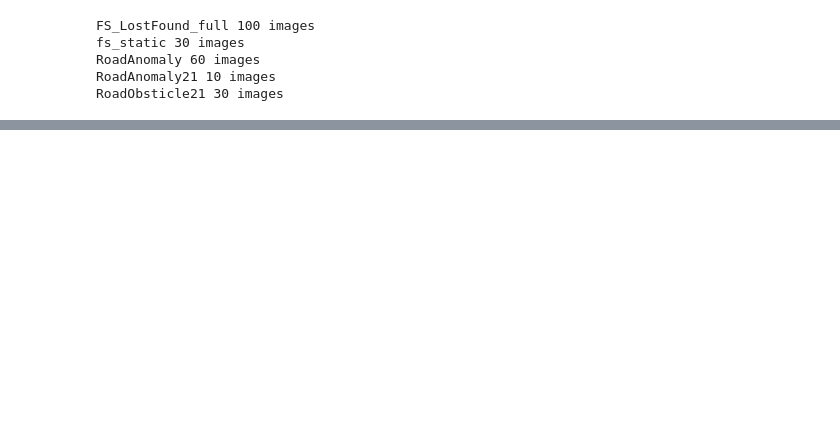
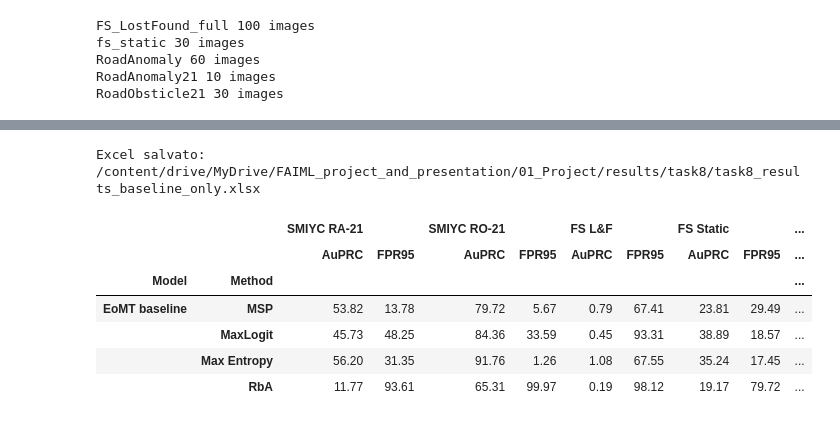
Before and after one commit to ChiaraApolito/MaskArchitectureAnomaly_CourseProject, a Jupyter notebook: notebook/Task8_EoMT_Anomaly.ipynb, the cells around one changed output, grey strips where cells are left out. Saved outputs shown, nothing was run; the diff lists cells and outputs as text; code cells hidden in the pictures; blank space fills up the shorter version.

```diff
--- a/notebook/Task8_EoMT_Anomaly.ipynb
+++ b/notebook/Task8_EoMT_Anomaly.ipynb
@@ -717,0 +601,74 @@ else:
+# %%
+import os
+
+DATASET_COLS = {
+    "RoadAnomaly21": "SMIYC RA-21",
+    "RoadObsticle21": "SMIYC RO-21",
+    "FS_LostFound_full": "FS L&F",
+    "fs_static": "FS Static",
+    "RoadAnomaly": "Road Anomaly",
+}
+MODEL_LABELS = {
+    "eomt_coco": "EoMT COCO",
+    "eomt_cityscapes": "EoMT Cityscapes",
+    "eomt_finetuned": "EoMT finetuned",
+    "eomt_baseline": "EoMT baseline"
+}
+METHOD_LABELS = {"msp": "MSP", "maxlogit": "MaxLogit", "entropy": "Max Entropy", "rba": "RbA"}
+
+if RESULTS_CSV.exists():
+    df = pd.read_csv(RESULTS_CSV)
+
+    search_keys = sorted(DATASET_COLS.keys(), key=len, reverse=True)
+
+    def infer_dataset_name(input_path):
+        p = str(input_path)
+        for name in search_keys:
+            if name in p:
+                return name
+        return "unknown"
+
+    df["dataset"] = df["input"].apply(infer_dataset_name)
+    df = df[df["temperature"] == 1.0]
+
+    col_tuples = [(lbl, metric) for lbl in DATASET_COLS.values() for metric in ("AuPRC", "FPR95")]
+    data = {ct: [] for ct in col_tuples}
+    index_tuples = []
+
+    ckpt_list = list(checkpoints.keys()) if ('checkpoints' in locals() or 'checkpoints' in globals()) else list(MODEL_LABELS.keys())
+
+    for ckpt in ckpt_list:
+        for m in METHOD_LABELS:
+            sub = df[(df["checkpoint_name"] == ckpt) & (df["method"] == m)]
+            if sub.empty:
+                continue
+            index_tuples.append((MODEL_LABELS.get(ckpt, ckpt), METHOD_LABELS[m]))
+            for ds_raw, ds_label in DATASET_COLS.items():
+                r = sub[sub["dataset"] == ds_raw]
+                a = round(float(r["AUPRC"].iloc[-1]), 2) if not r.empty else None
+                f = round(float(r["FPR95"].iloc[-1]), 2) if not r.empty else None
+                data[(ds_label, "AuPRC")].append(a)
+                data[(ds_label, "FPR95")].append(f)
+
+    table = pd.DataFrame(
+        data,
+        index=pd.MultiIndex.from_tuples(index_tuples, names=["Model", "Method"]),
+    )
+    table.columns = pd.MultiIndex.from_tuples(table.columns)
+
+    with pd.ExcelWriter(EXCEL_OUTPUT_PATH, engine="xlsxwriter") as writer:
+        table.to_excel(writer, sheet_name="Task8")
+
+    print("Saved Excel table:", EXCEL_OUTPUT_PATH)
+    display(table)
+else:
+    print("CSV not found. Run the evaluation first.")
+# %% [output]
+Excel salvato: /content/drive/MyDrive/FAIML_project_and_presentation/01_Project/results/task8/task8_results_baseline_only.xlsx
+|  |  | SMIYC RA-21 |  | SMIYC RO-21 |  | FS L&F |  | FS Static |  | ... |
+|  |  | AuPRC | FPR95 | AuPRC | FPR95 | AuPRC | FPR95 | AuPRC | FPR95 | ... |
+| Model | Method |  |  |  |  |  |  |  |  | ... |
+| EoMT baseline | MSP | 53.82 | 13.78 | 79.72 | 5.67 | 0.79 | 67.41 | 23.81 | 29.49 | ... |
+|  | MaxLogit | 45.73 | 48.25 | 84.36 | 33.59 | 0.45 | 93.31 | 38.89 | 18.57 | ... |
+|  | Max Entropy | 56.20 | 31.35 | 91.76 | 1.26 | 1.08 | 67.55 | 35.24 | 17.45 | ... |
+|  | RbA | 11.77 | 93.61 | 65.31 | 99.97 | 0.19 | 98.12 | 19.17 | 79.72 | ... |
```
Also changed, not shown: parts of 37 cells of this notebook, 2 other files.
